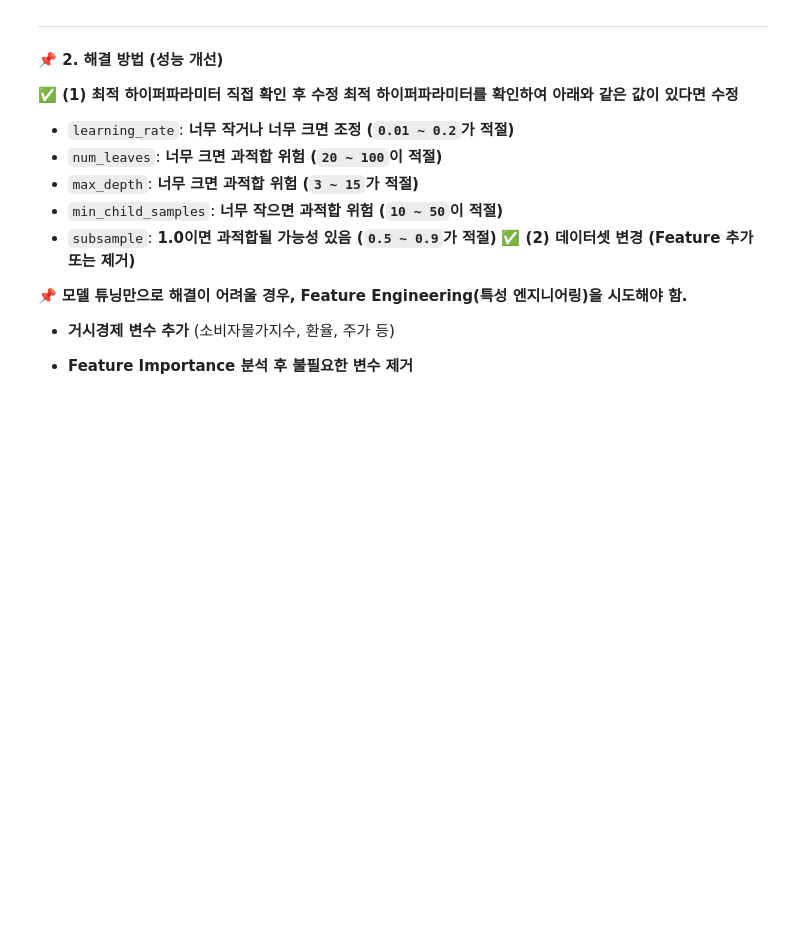
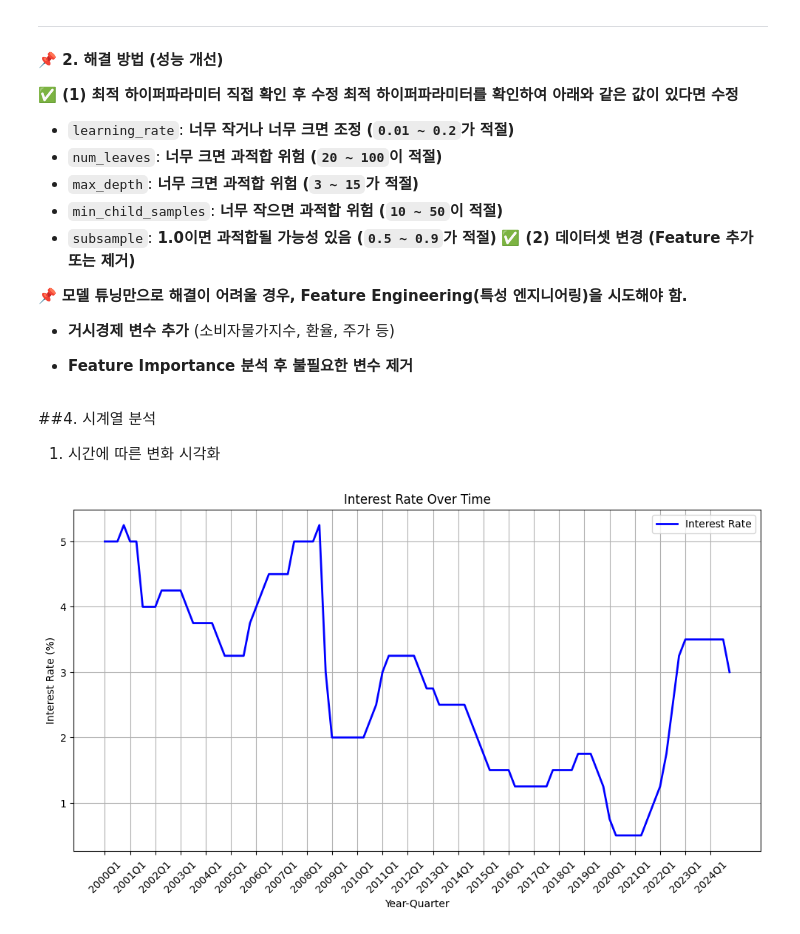
Before and after one commit to JinGunseon/MachineLearning, a Jupyter notebook: InterestRateExpectation.ipynb, the cells around one changed output. Drawn from its saved outputs; the diff is of its cells as text; code cells hidden in the pictures; blank space fills up the shorter version.

```diff
--- a/InterestRateExpectation.ipynb
+++ b/InterestRateExpectation.ipynb
@@ -748,3 +756,23 @@ Optuna를 이용해 하이퍼파라미터를 튜닝했음에도 성능이 더
 - **거시경제 변수 추가** (소비자물가지수, 환율, 주가 등)
 
 - **Feature Importance 분석 후 불필요한 변수 제거**
+# %% [markdown]
+##4. 시계열 분석
+1. 시간에 따른 변화 시각화
+# %%
+import matplotlib.pyplot as plt
+
+# 📌 금리 데이터 시각화
+plt.figure(figsize=(12, 6))
+plt.plot(df['Quarter'], df['Interest Rate'], label='Interest Rate', color='blue', linewidth=2)
+
+# 📌 그래프 설정
+plt.xlabel("Year-Quarter")
+plt.ylabel("Interest Rate (%)")
+plt.title("Interest Rate Over Time")
+plt.xticks(df['Quarter'][::4], rotation=45)  # 4분기(1년) 단위로 레이블 표시
+plt.legend()
+plt.grid(True)
+plt.show()
+# %% [output]
+[figure, added]
```
Also changed, not shown: parts of 25 cells of this notebook.
